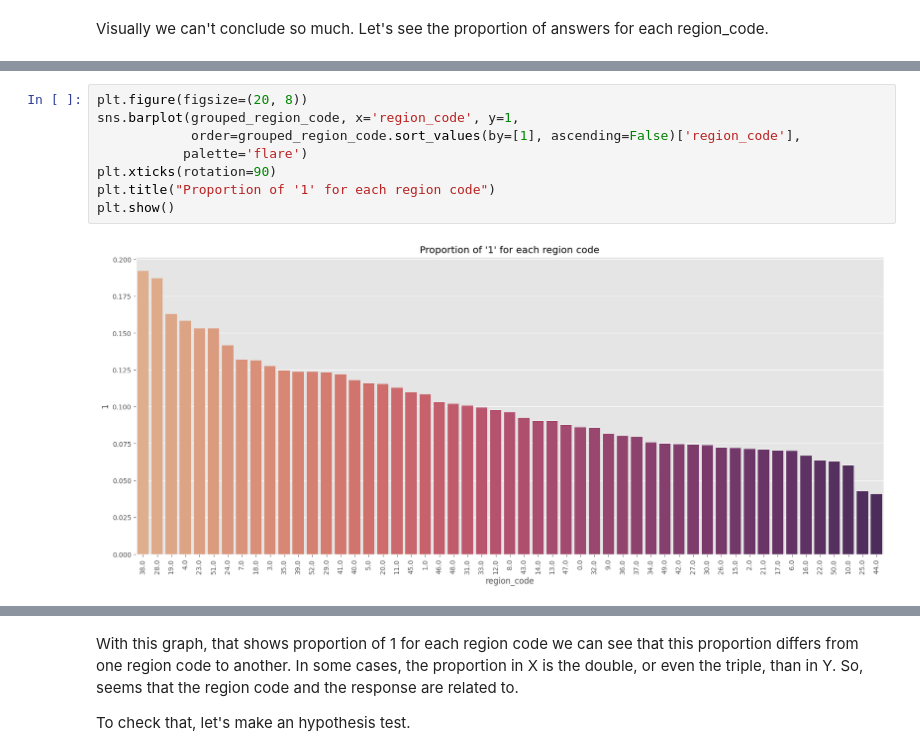
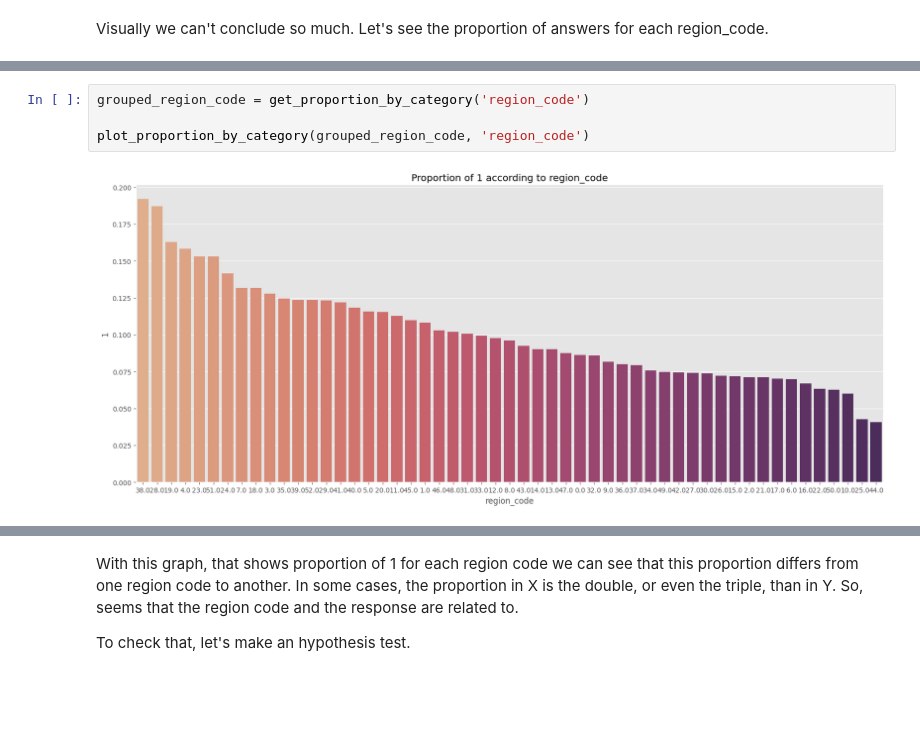
Before and after one commit to AllanCasado/health-insurance-cross-sell, a Jupyter notebook: notebooks/health_insurance_cross_sell.ipynb, the cells around one changed output, grey strips where cells are left out. Cells and saved outputs as stored; diff of their text form; blank space fills up the shorter version.

```diff
--- a/notebooks/health_insurance_cross_sell.ipynb
+++ b/notebooks/health_insurance_cross_sell.ipynb
@@ -624,10 +637,6 @@ grouped_region_code.reset_index(inplace=True)
-# %%
-plt.figure(figsize=(20, 8))
-sns.barplot(grouped_region_code, x='region_code', y=1,
-            order=grouped_region_code.sort_values(by=[1], ascending=False)['region_code'],
-           palette='flare')
-plt.xticks(rotation=90)
-plt.title("Proportion of '1' for each region code")
-plt.show()
-# %% [output]
-[figure, removed]
+# %%
+grouped_region_code = get_proportion_by_category('region_code')
+
+plot_proportion_by_category(grouped_region_code, 'region_code')
+# %% [output]
+[figure, added]
```
Also changed, not shown: parts of 16 cells of this notebook.
